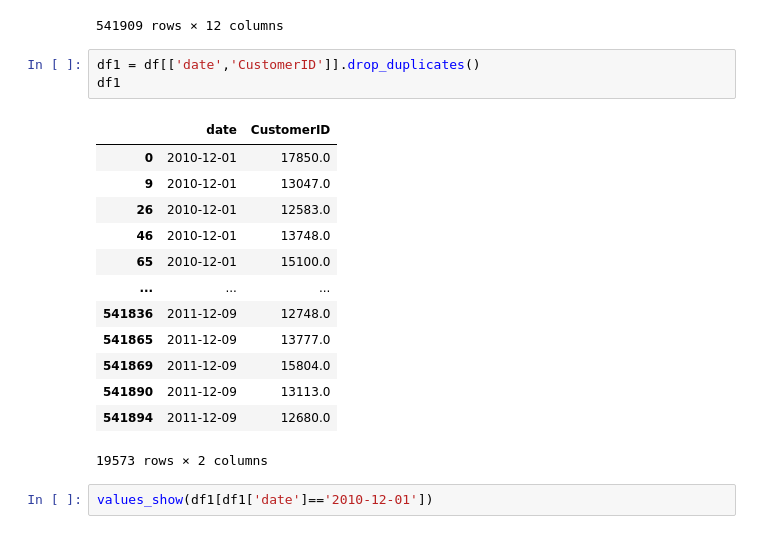
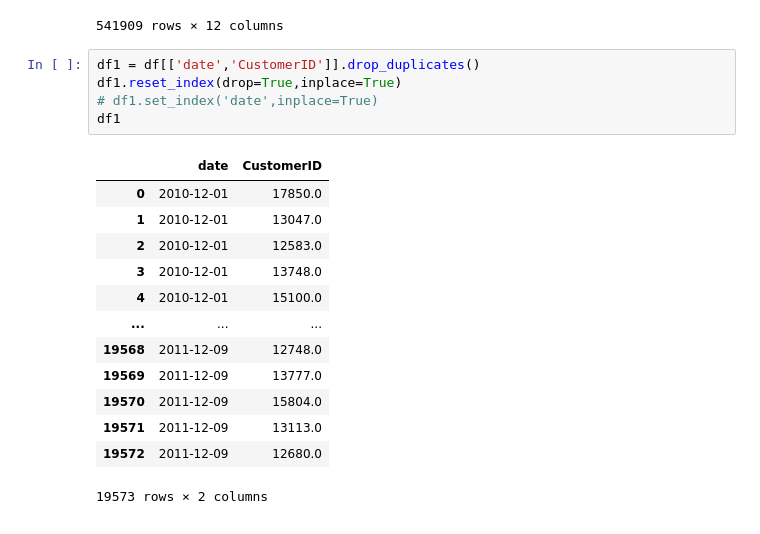
Before and after one commit to DK-Hieu/MindX, a Jupyter notebook: BI/BI40/BI40_B9_partice.ipynb, the cells around one changed output. Cells and saved outputs as stored; diff of their text form.

```diff
--- a/BI/BI40/BI40_B9_partice.ipynb
+++ b/BI/BI40/BI40_B9_partice.ipynb
@@ -28,20 +28,20 @@ df
 541909 rows × 12 columns
 # %%
 df1 = df[['date','CustomerID']].drop_duplicates()
+df1.reset_index(drop=True,inplace=True)
+# df1.set_index('date',inplace=True)
 df1
 # %% [output]
 |  | date | CustomerID |
 | 0 | 2010-12-01 | 17850.0 |
-| 9 | 2010-12-01 | 13047.0 |
-| 26 | 2010-12-01 | 12583.0 |
-| 46 | 2010-12-01 | 13748.0 |
-| 65 | 2010-12-01 | 15100.0 |
+| 1 | 2010-12-01 | 13047.0 |
+| 2 | 2010-12-01 | 12583.0 |
+| 3 | 2010-12-01 | 13748.0 |
+| 4 | 2010-12-01 | 15100.0 |
 | ... | ... | ... |
-| 541836 | 2011-12-09 | 12748.0 |
-| 541865 | 2011-12-09 | 13777.0 |
-| 541869 | 2011-12-09 | 15804.0 |
-| 541890 | 2011-12-09 | 13113.0 |
-| 541894 | 2011-12-09 | 12680.0 |
+| 19568 | 2011-12-09 | 12748.0 |
+| 19569 | 2011-12-09 | 13777.0 |
+| 19570 | 2011-12-09 | 15804.0 |
+| 19571 | 2011-12-09 | 13113.0 |
+| 19572 | 2011-12-09 | 12680.0 |
 19573 rows × 2 columns
-# %%
-values_show(df1[df1['date']=='2010-12-01'])
```
Also changed, not shown: parts of 13 cells of this notebook, 3 other files.
